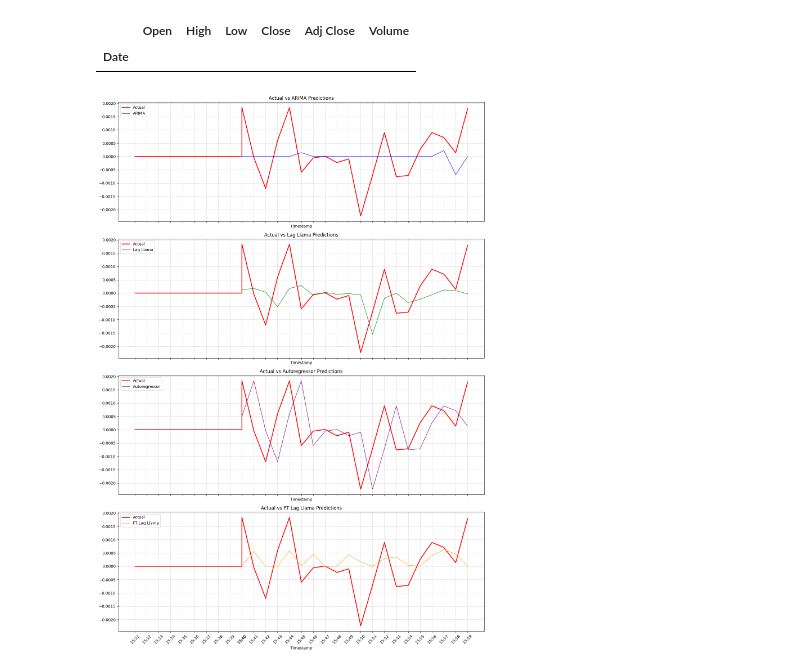
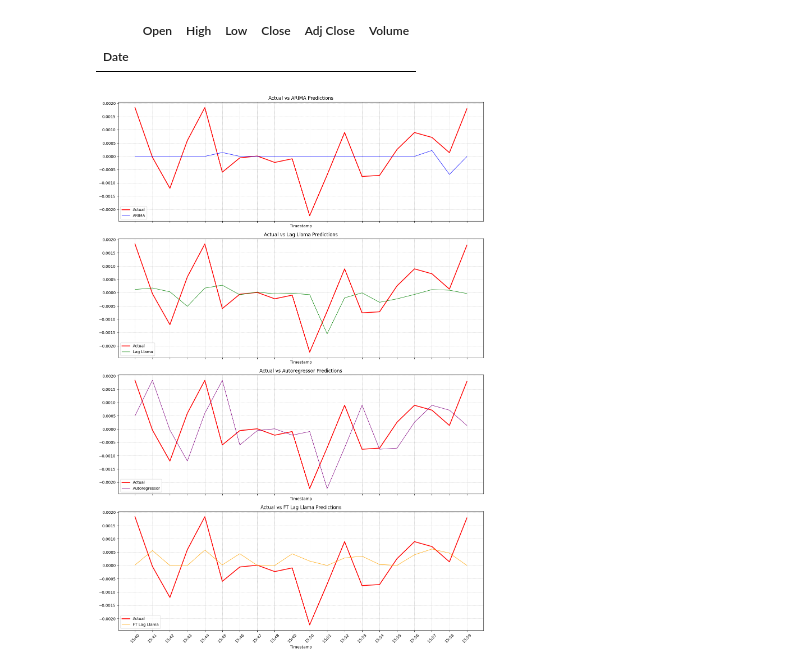
Before and after one commit to filip-topic/Time-Series-Foundation-Models-in-Financial-time-series-prediction, a Jupyter notebook: data_analysis.ipynb, the cells around one changed output. Cells and saved outputs as stored; diff of their text form; code cells hidden in the pictures.

```diff
--- a/data_analysis.ipynb
+++ b/data_analysis.ipynb
@@ -267,7 +301,8 @@ data
 prediction2['timestamp'] = pd.to_datetime(prediction2['timestamp'])
 
 # Simulate appending 20 data points prior to the first prediction
-additional_data = {
+
+"""additional_data = {
     "arima": [None] * 10,
     "lag_llama": [None] * 10,
     "autoregressor": [None] * 10,
@@ -279,7 +314,7 @@ additional_data = {
 additional_df = pd.DataFrame(additional_data)
 
 # Concatenate additional data to the original DataFrame
-prediction2 = pd.concat([additional_df, prediction2]).reset_index(drop=True)
+prediction2 = pd.concat([additional_df, prediction2]).reset_index(drop=True)"""
 
 # Set the timestamp column as the index
 prediction2.set_index('timestamp', inplace=True)
@@ -300,31 +335,31 @@ axs[1].plot(prediction2.index, prediction2['lag_llama'], color='green', linestyl
 axs[1].set_title('Actual vs Lag Llama Predictions')
 axs[1].legend()
 axs[1].grid(True, which='both', linestyle='--', linewidth=0.5)
 
 # Plot actual values and Autoregressor predictions
 axs[2].plot(prediction2.index, prediction2['actual'], color='red', linewidth=2, label='Actual')
 axs[2].plot(prediction2.index, prediction2['autoregressor'], color='purple', linestyle='-', linewidth=1, label='Autoregressor')
 axs[2].set_title('Actual vs Autoregressor Predictions')
 axs[2].legend()
 axs[2].grid(True, which='both', linestyle='--', linewidth=0.5)
 
 # Plot actual values and FT Lag Llama predictions
 axs[3].plot(prediction2.index, prediction2['actual'], color='red', linewidth=2, label='Actual')
 axs[3].plot(prediction2.index, prediction2['ft_lag_llama'], color='orange', linestyle='-', linewidth=1, label='FT Lag Llama')
 axs[3].set_title('Actual vs FT Lag Llama Predictions')
 axs[3].legend()
 axs[3].grid(True, which='both', linestyle='--', linewidth=0.5)
 
 # Set the x-axis labels and format
 for ax in axs:
     ax.set_xlabel('Timestamp')
     xticks = prediction2.index.to_list()
     ax.set_xticks(xticks)
     ax.set_xticklabels([x.strftime('%H:%M') for x in xticks], rotation=45)
 
 plt.tight_layout()
 
 # Display the plot
 plt.show()
 # %% [output]
-[figure, old version]
+[figure, new version]
```
Also changed, not shown: parts of 10 cells of this notebook, 8 other files.
